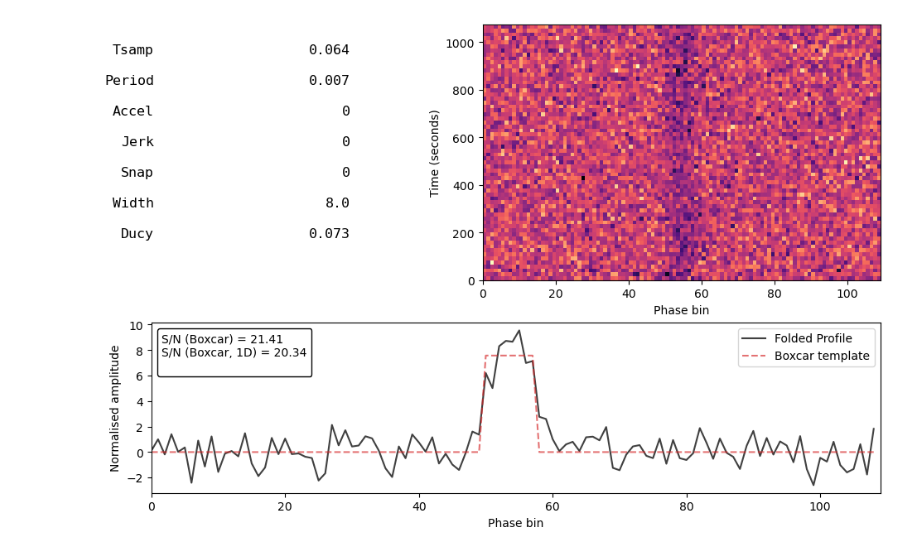
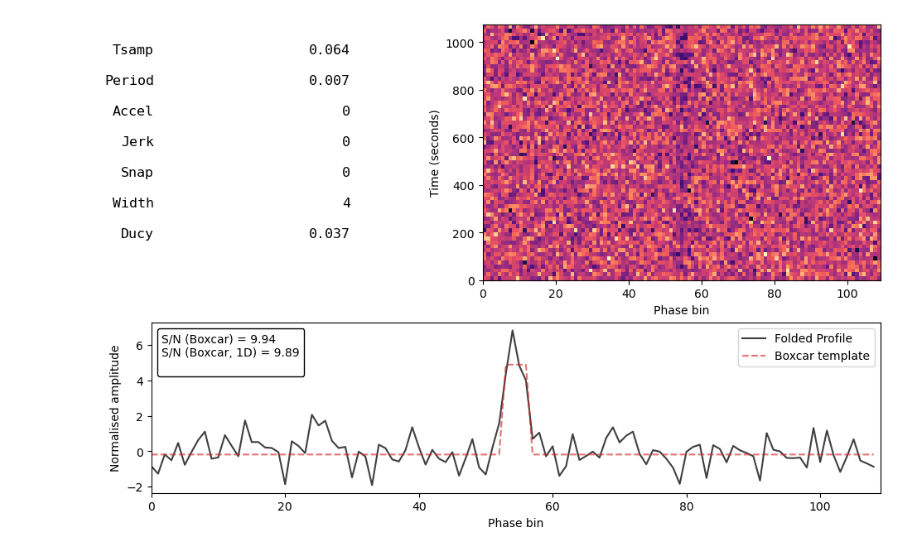
Before and after one commit to pravirkr/pyloki, a Jupyter notebook: examples/ffa_period.ipynb, the cells around one changed output. Saved outputs shown, nothing was run; the diff lists cells and outputs as text; code cells hidden in the pictures.

```diff
--- a/examples/ffa_period.ipynb
+++ b/examples/ffa_period.ipynb
@@ -14,11 +9,13 @@ OMP: Info #276: omp_set_nested routine deprecated, please use omp_set_max_active
 # %%
-pulsar_period = 0.007# (s)
+pulsar_period = 0.007  # (s)
 dt = 64e-6
 nsamps = 2**24
 
-cfg = PulseSignalConfig(period=pulsar_period, dt=dt, snr=20, ducy=0.1, nsamps=nsamps, over_sampling=1)
+cfg = PulseSignalConfig(period=pulsar_period, dt=dt, snr=10, ducy=0.05, nsamps=nsamps,
+                        os=1)
 tim_data = cfg.generate(shape="gaussian")
-tim_data.plot_fold(cfg.freq, cfg.fold_bins); plt.show()
+tim_data.plot_fold(cfg.freq, cfg.fold_bins)
+plt.show()
 # %% [output]
-[figure, old version]
+[figure, new version]
 # %%
```
Also changed, not shown: parts of 4 cells of this notebook, 18 other files.
